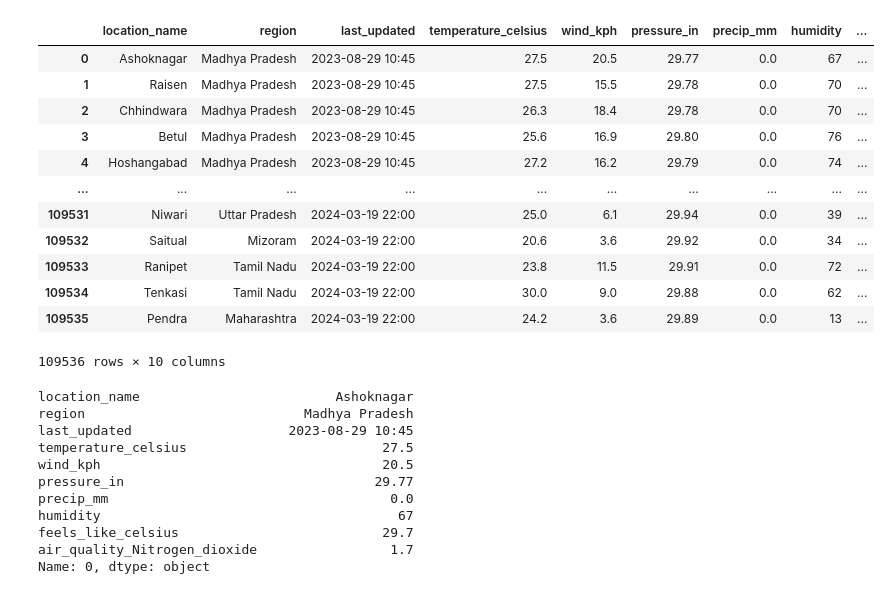
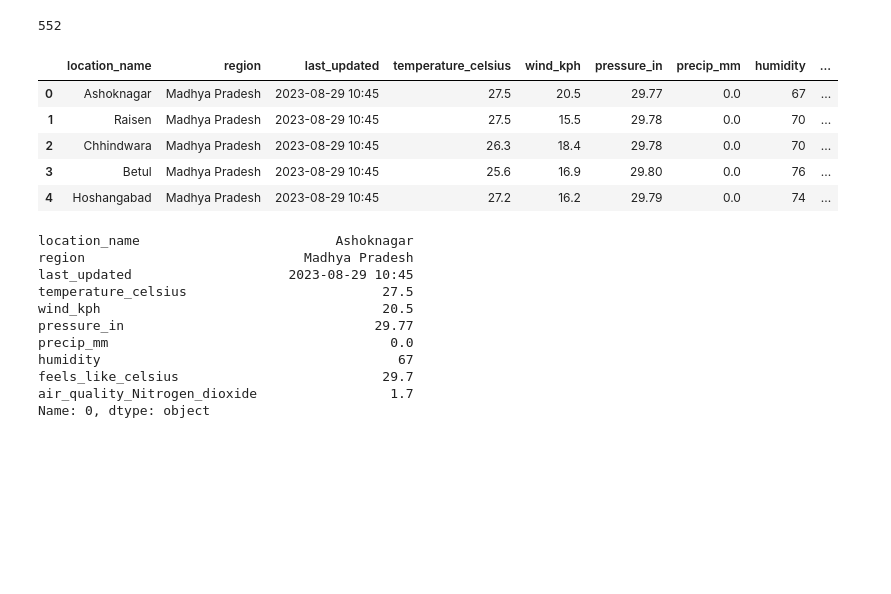
Before and after one commit to raunak01-raj/Weather-prediction, a Jupyter notebook: ML_model.ipynb, the cells around one changed output. Drawn from its saved outputs; the diff is of its cells as text; code cells hidden in the pictures; blank space fills up the shorter version.

```diff
--- a/ML_model.ipynb
+++ b/ML_model.ipynb
@@ -4,25 +4,21 @@ import numpy as np
 from sklearn.svm import SVR
 # %%
 weather01 = pd.read_csv('IndianWeatherRepository 1.csv')
+weather01.tail()
+len(weather01['location_name'].unique())
+# %% [output]
+552
 # %%
 columns_to_drop =['air_quality_gb-defra-index','country','latitude','longitude','air_quality_us-epa-index','timezone','condition_text','air_quality_Sulphur_dioxide','air_quality_PM2.5','last_updated_epoch','moon_phase','moon_illumination','wind_mph','wind_degree','wind_direction','pressure_mb','precip_in','feels_like_fahrenheit','visibility_miles','uv_index','gust_mph','gust_kph','temperature_fahrenheit','cloud','visibility_km','air_quality_PM10','sunrise','sunset','moonrise','moonset','air_quality_Ozone','air_quality_Carbon_Monoxide']
 weather01 = weather01.drop(columns_to_drop, axis=1)
 weather01.head()
-weather01
 # %% [output]
 |  | location_name | region | last_updated | temperature_celsius | wind_kph | pressure_in | precip_mm | humidity | ... |
 | 0 | Ashoknagar | Madhya Pradesh | 2023-08-29 10:45 | 27.5 | 20.5 | 29.77 | 0.0 | 67 | ... |
 | 1 | Raisen | Madhya Pradesh | 2023-08-29 10:45 | 27.5 | 15.5 | 29.78 | 0.0 | 70 | ... |
 | 2 | Chhindwara | Madhya Pradesh | 2023-08-29 10:45 | 26.3 | 18.4 | 29.78 | 0.0 | 70 | ... |
 | 3 | Betul | Madhya Pradesh | 2023-08-29 10:45 | 25.6 | 16.9 | 29.80 | 0.0 | 76 | ... |
 | 4 | Hoshangabad | Madhya Pradesh | 2023-08-29 10:45 | 27.2 | 16.2 | 29.79 | 0.0 | 74 | ... |
-| ... | ... | ... | ... | ... | ... | ... | ... | ... | ... |
-| 109531 | Niwari | Uttar Pradesh | 2024-03-19 22:00 | 25.0 | 6.1 | 29.94 | 0.0 | 39 | ... |
-| 109532 | Saitual | Mizoram | 2024-03-19 22:00 | 20.6 | 3.6 | 29.92 | 0.0 | 34 | ... |
-| 109533 | Ranipet | Tamil Nadu | 2024-03-19 22:00 | 23.8 | 11.5 | 29.91 | 0.0 | 72 | ... |
-| 109534 | Tenkasi | Tamil Nadu | 2024-03-19 22:00 | 30.0 | 9.0 | 29.88 | 0.0 | 62 | ... |
-| 109535 | Pendra | Maharashtra | 2024-03-19 22:00 | 24.2 | 3.6 | 29.89 | 0.0 | 13 | ... |
-109536 rows × 10 columns
 # %%
 first_row = weather01.iloc[0]
 print(first_row)
```
Also changed, not shown: parts of 15 cells of this notebook, 7 other files.
